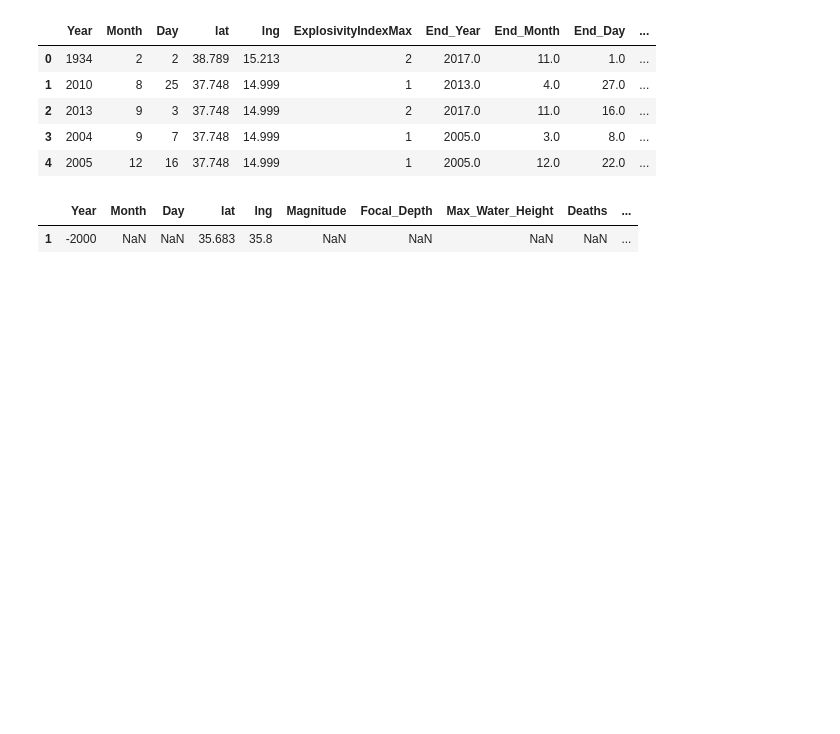
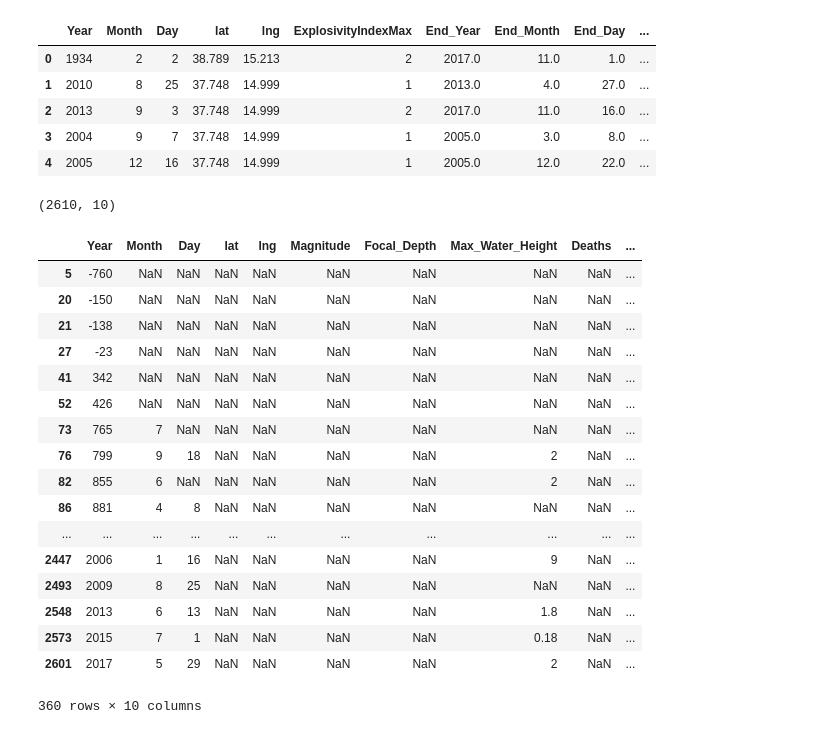
Before and after one commit to smitamisra/StrikingRobo_Earthquakes, a Jupyter notebook: MR_DQ3_2.ipynb, the cells around one changed output. Saved outputs shown, nothing was run; the diff lists cells and outputs as text; code cells hidden in the pictures; blank space fills up the shorter version.

```diff
--- a/MR_DQ3_2.ipynb
+++ b/MR_DQ3_2.ipynb
@@ -302,7 +302,28 @@ eruptions.head()
 # %%
 tsunamis_2 = tsunamis_2.drop(["Country", "Location"], axis = 1)
 tsunamis_2 = tsunamis_2[["Year", "Month", "Day", "lat", "lng", "Magnitude", "Focal_Depth", "Max_Water_Height", "Deaths", "Total_Deaths"]]
-tsunamis_2.head(1)
+#tsunamis_2.head()
+tsunamis_2.shape
 # %% [output]
-|  | Year | Month | Day | lat | lng | Magnitude | Focal_Depth | Max_Water_Height | Deaths | ... |
-| 1 | -2000 | NaN | NaN | 35.683 | 35.8 | NaN | NaN | NaN | NaN | ... |
+(2610, 10)
+# %%
+tsunamis_2[tsunamis_2["lat"].isnull()]
+# %% [output]
+|  | Year | Month | Day | lat | lng | Magnitude | Focal_Depth | Max_Water_Height | Deaths | ... |
+| 5 | -760 | NaN | NaN | NaN | NaN | NaN | NaN | NaN | NaN | ... |
+| 20 | -150 | NaN | NaN | NaN | NaN | NaN | NaN | NaN | NaN | ... |
+| 21 | -138 | NaN | NaN | NaN | NaN | NaN | NaN | NaN | NaN | ... |
+| 27 | -23 | NaN | NaN | NaN | NaN | NaN | NaN | NaN | NaN | ... |
+| 41 | 342 | NaN | NaN | NaN | NaN | NaN | NaN | NaN | NaN | ... |
+| 52 | 426 | NaN | NaN | NaN | NaN | NaN | NaN | NaN | NaN | ... |
+| 73 | 765 | 7 | NaN | NaN | NaN | NaN | NaN | NaN | NaN | ... |
+| 76 | 799 | 9 | 18 | NaN | NaN | NaN | NaN | 2 | NaN | ... |
+| 82 | 855 | 6 | NaN | NaN | NaN | NaN | NaN | 2 | NaN | ... |
+| 86 | 881 | 4 | 8 | NaN | NaN | NaN | NaN | NaN | NaN | ... |
+| ... | ... | ... | ... | ... | ... | ... | ... | ... | ... | ... |
+| 2447 | 2006 | 1 | 16 | NaN | NaN | NaN | NaN | 9 | NaN | ... |
+| 2493 | 2009 | 8 | 25 | NaN | NaN | NaN | NaN | NaN | NaN | ... |
+| 2548 | 2013 | 6 | 13 | NaN | NaN | NaN | NaN | 1.8 | NaN | ... |
+| 2573 | 2015 | 7 | 1 | NaN | NaN | NaN | NaN | 0.18 | NaN | ... |
+| 2601 | 2017 | 5 | 29 | NaN | NaN | NaN | NaN | 2 | NaN | ... |
+360 rows × 10 columns
```
Also changed, not shown: parts of 4 cells of this notebook, 3 other files.
